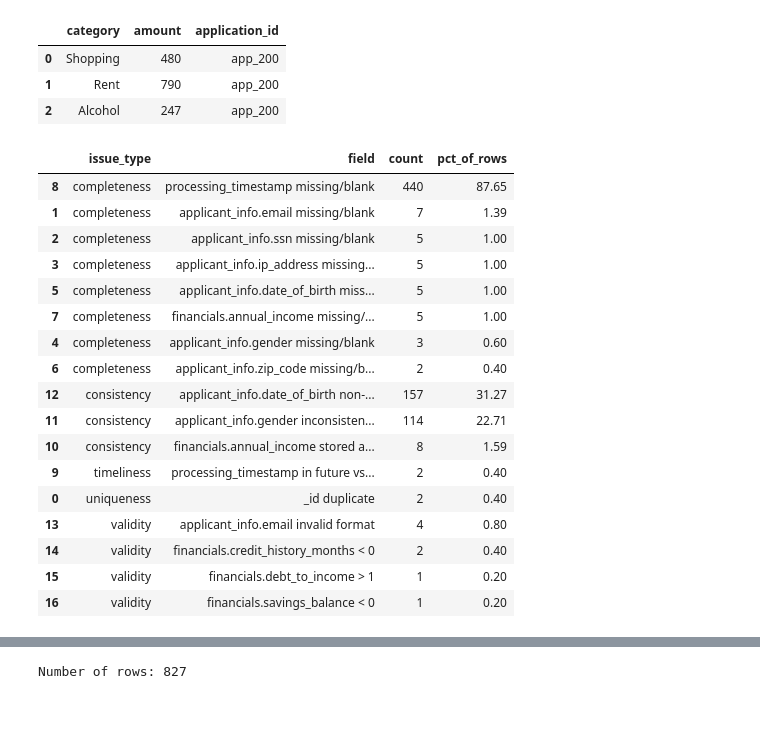
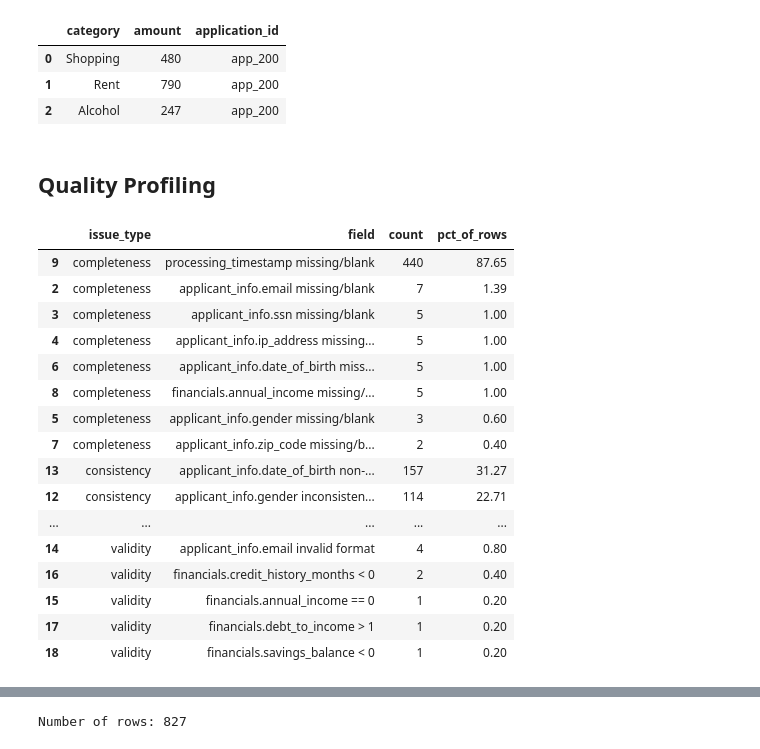
Before and after one commit to selin71414/dego-project-team9, a Jupyter notebook: notebooks/01-data-quality.ipynb, the cells around one changed output, grey strips where cells are left out. Drawn from its saved outputs; the diff is of its cells as text; code cells hidden in the pictures; blank space fills up the shorter version.

Commit message:
Document quality profiling and deterministic cleaning notes

```diff
--- a/notebooks/01-data-quality.ipynb
+++ b/notebooks/01-data-quality.ipynb
@@ -47,6 +51,8 @@ Spending rows: 827
 | 0 | Shopping | 480 | app_200 |
 | 1 | Rent | 790 | app_200 |
 | 2 | Alcohol | 247 | app_200 |
+# %% [markdown]
+## Quality Profiling
 # %%
 # quality profiling report
 email_re = re.compile(r"^[A-Za-z0-9._%+-]+@[A-Za-z0-9.-]+\.[A-Za-z]{2,}$")
@@ -67,6 +73,10 @@ rows = []
 
 # Duplicates (uniqueness dimension)
 add_issue(rows, "uniqueness", "_id duplicate", apps_raw.duplicated("_id").sum(), total)
+ssn_raw = apps_raw["applicant_info.ssn"].astype("string").str.strip()
+ssn_non_empty = ssn_raw.notna() & ssn_raw.ne("")
+ssn_dup_rows = ssn_non_empty & ssn_raw.duplicated(keep=False)
+add_issue(rows, "uniqueness", "applicant_info.ssn duplicate", ssn_dup_rows.sum(), total)
 
 # Missing
 for col in [
@@ -96,47 +106,48 @@ gender = apps_raw["applicant_info.gender"].astype("string").str.strip()
 gender_short_or_blank = gender.isin(["M", "F", ""]) | gender.isna()
 add_issue(rows, "consistency", "applicant_info.gender inconsistent coding", gender_short_or_blank.sum(), total)
 
 # DOB format inconsistency
 dob = apps_raw["applicant_info.date_of_birth"].astype("string").str.strip()
 fmt_iso = dob.str.match(r"^\d{4}-\d{2}-\d{2}$", na=False)
 fmt_slash_dmy_mdy = dob.str.match(r"^\d{2}/\d{2}/\d{4}$", na=False)
 fmt_slash_ymd = dob.str.match(r"^\d{4}/\d{2}/\d{2}$", na=False)
 dob_non_empty = ~is_empty(dob)
 dob_inconsistent = dob_non_empty & (fmt_slash_dmy_mdy | fmt_slash_ymd | (~fmt_iso & ~fmt_slash_dmy_mdy & ~fmt_slash_ymd))
 add_issue(rows, "consistency", "applicant_info.date_of_birth non-ISO format", dob_inconsistent.sum(), total)
 
 # Invalid email
 email = apps_raw["applicant_info.email"].astype("string").str.strip()
 invalid_email = (~is_empty(email)) & (~email.map(lambda x: bool(email_re.match(str(x)))))
 add_issue(rows, "validity", "applicant_info.email invalid format", invalid_email.sum(), total)
 
 # Invalid numeric values
+annual_income_num = pd.to_numeric(apps_raw["financials.annual_income"], errors="coerce")
 credit_hist = pd.to_numeric(apps_raw["financials.credit_history_months"], errors="coerce")
 dti = pd.to_numeric(apps_raw["financials.debt_to_income"], errors="coerce")
 savings = pd.to_numeric(apps_raw["financials.savings_balance"], errors="coerce")
 
+add_issue(rows, "validity", "financials.annual_income == 0", (annual_income_num == 0).sum(), total)
 add_issue(rows, "validity", "financials.credit_history_months < 0", (credit_hist < 0).sum(), total)
 add_issue(rows, "validity", "financials.debt_to_income > 1", (dti > 1).sum(), total)
 add_issue(rows, "validity", "financials.savings_balance < 0", (savings < 0).sum(), total)
 
 report_df = pd.DataFrame(rows).sort_values(["issue_type", "count"], ascending=[True, False])
 report_df
 # %% [output]
 |  | issue_type | field | count | pct_of_rows |
-| 8 | completeness | processing_timestamp missing/blank | 440 | 87.65 |
-| 1 | completeness | applicant_info.email missing/blank | 7 | 1.39 |
-| 2 | completeness | applicant_info.ssn missing/blank | 5 | 1.00 |
-| 3 | completeness | applicant_info.ip_address missing... | 5 | 1.00 |
-| 5 | completeness | applicant_info.date_of_birth miss... | 5 | 1.00 |
-| 7 | completeness | financials.annual_income missing/... | 5 | 1.00 |
-| 4 | completeness | applicant_info.gender missing/blank | 3 | 0.60 |
-| 6 | completeness | applicant_info.zip_code missing/b... | 2 | 0.40 |
-| 12 | consistency | applicant_info.date_of_birth non-... | 157 | 31.27 |
-| 11 | consistency | applicant_info.gender inconsisten... | 114 | 22.71 |
-| 10 | consistency | financials.annual_income stored a... | 8 | 1.59 |
-| 9 | timeliness | processing_timestamp in future vs... | 2 | 0.40 |
-| 0 | uniqueness | _id duplicate | 2 | 0.40 |
-| 13 | validity | applicant_info.email invalid format | 4 | 0.80 |
-| 14 | validity | financials.credit_history_months < 0 | 2 | 0.40 |
-| 15 | validity | financials.debt_to_income > 1 | 1 | 0.20 |
-| 16 | validity | financials.savings_balance < 0 | 1 | 0.20 |
+| 9 | completeness | processing_timestamp missing/blank | 440 | 87.65 |
+| 2 | completeness | applicant_info.email missing/blank | 7 | 1.39 |
+| 3 | completeness | applicant_info.ssn missing/blank | 5 | 1.00 |
+| 4 | completeness | applicant_info.ip_address missing... | 5 | 1.00 |
+| 6 | completeness | applicant_info.date_of_birth miss... | 5 | 1.00 |
+| 8 | completeness | financials.annual_income missing/... | 5 | 1.00 |
+| 5 | completeness | applicant_info.gender missing/blank | 3 | 0.60 |
+| 7 | completeness | applicant_info.zip_code missing/b... | 2 | 0.40 |
+| 13 | consistency | applicant_info.date_of_birth non-... | 157 | 31.27 |
+| 12 | consistency | applicant_info.gender inconsisten... | 114 | 22.71 |
+| ... | ... | ... | ... | ... |
+| 14 | validity | applicant_info.email invalid format | 4 | 0.80 |
+| 16 | validity | financials.credit_history_months < 0 | 2 | 0.40 |
+| 15 | validity | financials.annual_income == 0 | 1 | 0.20 |
+| 17 | validity | financials.debt_to_income > 1 | 1 | 0.20 |
+| 18 | validity | financials.savings_balance < 0 | 1 | 0.20 |
```
Also changed, not shown: parts of 13 cells of this notebook, 3 other files.
